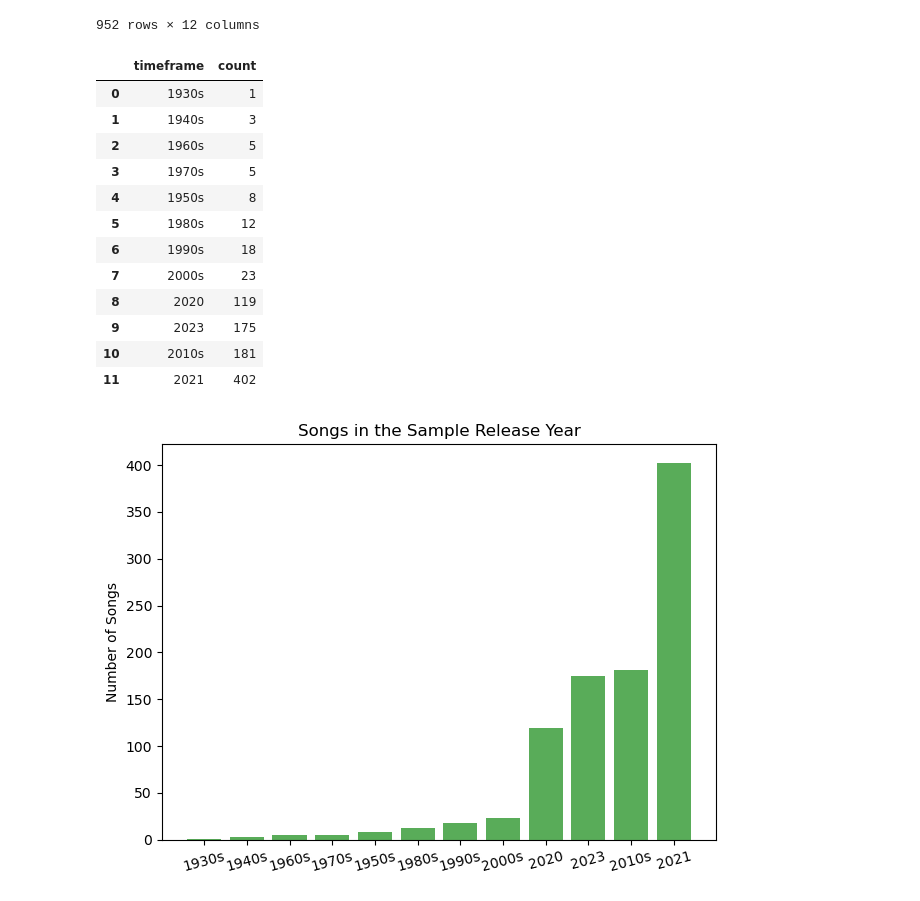
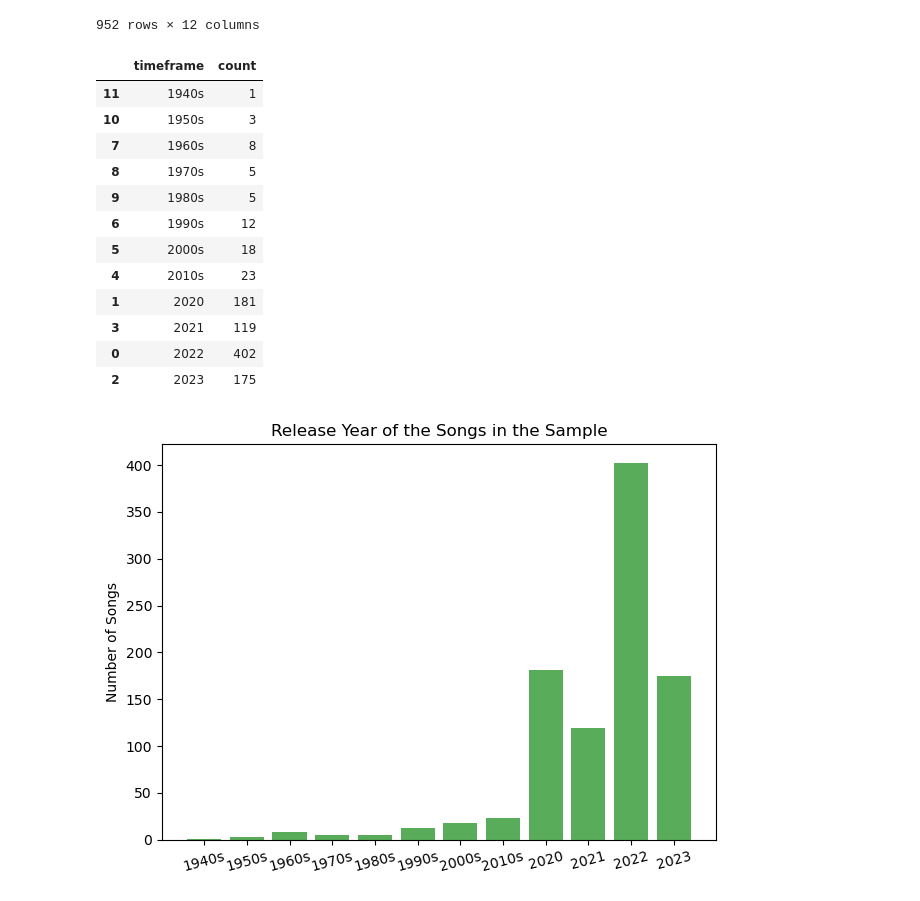
Before and after one commit to d6kramer/project-1-group-08, a Jupyter notebook: starter_notebook.ipynb, the cells around one changed output. Saved outputs shown, nothing was run; the diff lists cells and outputs as text; code cells hidden in the pictures.

Commit message:
bar graphs done

```diff
--- a/starter_notebook.ipynb
+++ b/starter_notebook.ipynb
@@ -582,7 +582,7 @@ bins_spotify_df = sorted_short_df.copy()
 bins = [1930, 1940, 1950, 1960, 1970, 1980, 1990, 2000, 2010, 2020, 2021, 2022, 2023]
 
 # Create the names for the bins
-group_names = ["1930s", "1940s","1950s","1960s","1970s","1980s","1990s","2000s","2010s","2020", "2021", "2023"]
+group_names = ["1940s","1950s","1960s","1970s","1980s","1990s","2000s","2010s","2020","2021","2022","2023"]
 # %%
 bins_spotify_df["timeframe"] = pd.cut(bins_spotify_df["released_year"],
                                               bins, labels=group_names,
@@ -603,37 +604,39 @@ bins_spotify_df
 | 123 | Que Vuelvas | Carin Leon | Grupo Frontera | NaN | NaN | NaN | NaN | ... |
 952 rows × 12 columns
 # %%
-newbins_spotify_df = bins_spotify_df["timeframe"].value_counts().sort_values(ascending=True)
+# bins_spotify_df.sort_values(by="timeframe", ascending=True)
+newbins_spotify_df = bins_spotify_df["timeframe"].value_counts()
 newbins_df = pd.DataFrame(newbins_spotify_df)
 
-#add back the index
+#add back the index, sort values
 newbins_df.reset_index(inplace=True)
+newbins_df.sort_values(by='timeframe', ascending=True, inplace=True)
 newbins_df
 # %% [output]
 |  | timeframe | count |
-| 0 | 1930s | 1 |
-| 1 | 1940s | 3 |
-| 2 | 1960s | 5 |
-| 3 | 1970s | 5 |
-| 4 | 1950s | 8 |
-| 5 | 1980s | 12 |
-| 6 | 1990s | 18 |
-| 7 | 2000s | 23 |
-| 8 | 2020 | 119 |
-| 9 | 2023 | 175 |
-| 10 | 2010s | 181 |
-| 11 | 2021 | 402 |
+| 11 | 1940s | 1 |
+| 10 | 1950s | 3 |
+| 7 | 1960s | 8 |
+| 8 | 1970s | 5 |
+| 9 | 1980s | 5 |
+| 6 | 1990s | 12 |
+| 5 | 2000s | 18 |
+| 4 | 2010s | 23 |
+| 1 | 2020 | 181 |
+| 3 | 2021 | 119 |
+| 0 | 2022 | 402 |
+| 2 | 2023 | 175 |
 # %%
 # bar chart
 x_axis = np.arange(len(newbins_df))
 tick_locations = [value for value in x_axis]
 plt.bar(x_axis, newbins_df["count"], color='g', alpha=0.65, align="center")
 plt.xticks(tick_locations, newbins_df["timeframe"], rotation=15)
 
-plt.title("Songs in the Sample Release Year")
+plt.title("Release Year of the Songs in the Sample")
 plt.ylabel("Number of Songs")
 plt.tight_layout()
 
 plt.show()
 # %% [output]
-[figure, old version]
+[figure, new version]
```
Also changed, not shown: parts of 5 cells of this notebook.
